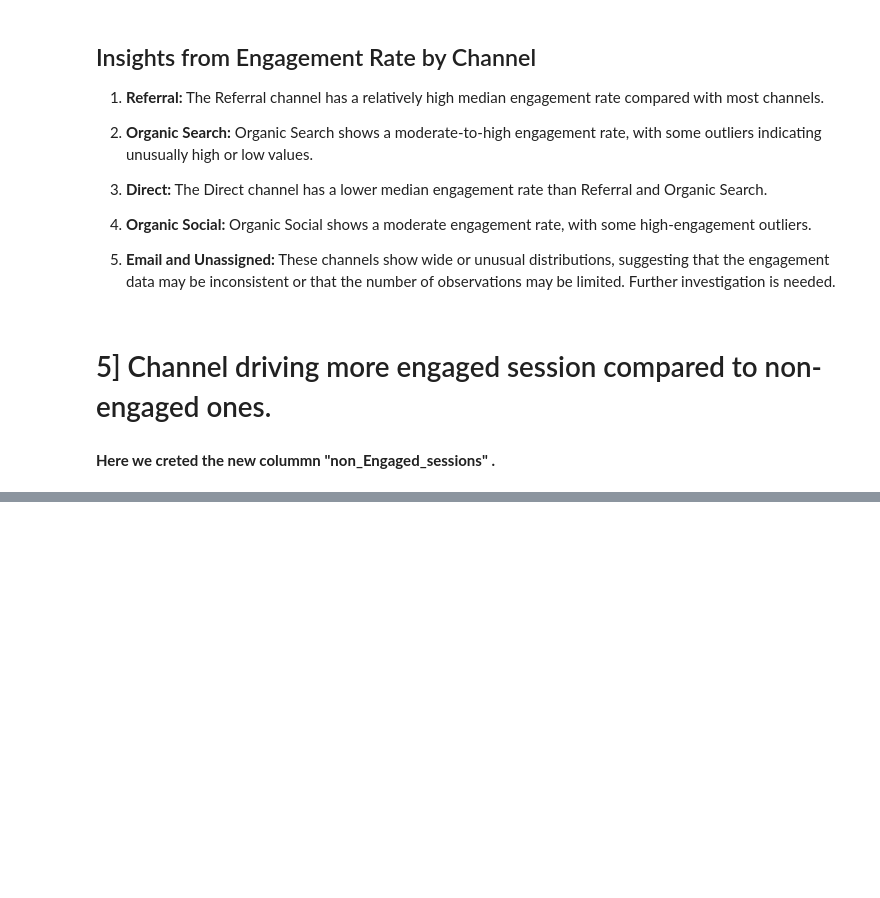
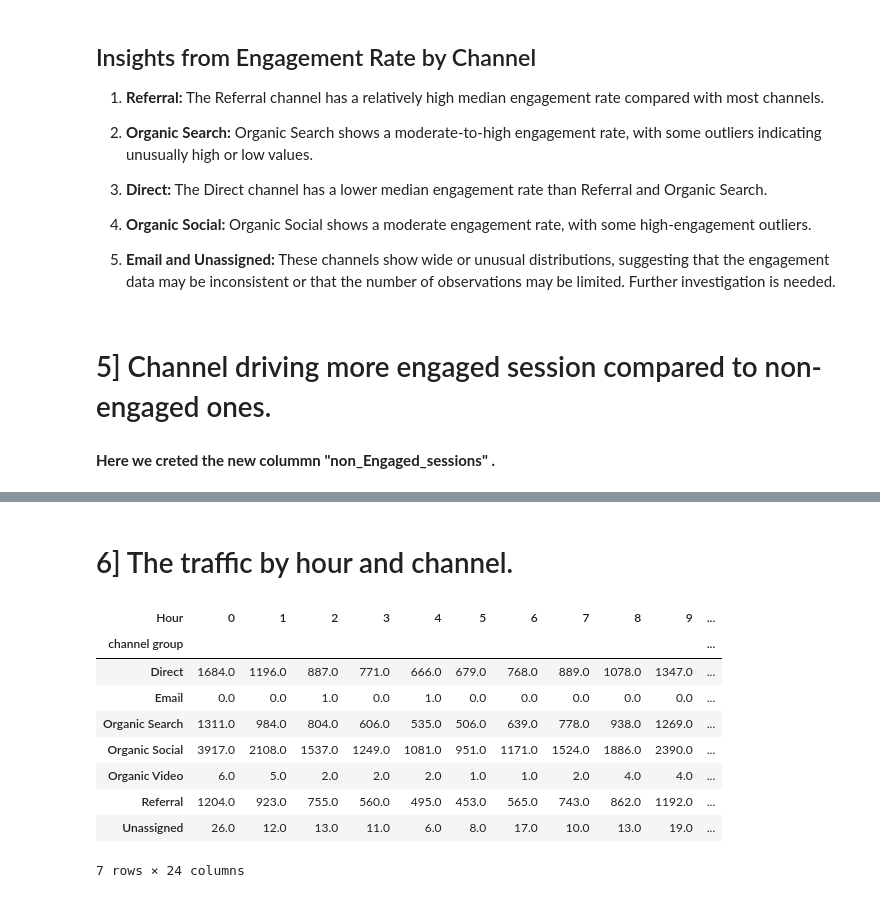
Before and after one commit to Satyajeet745/Website_Analysis_project, a Jupyter notebook: Website Analysis.ipynb, the cells around one changed output, grey strips where cells are left out. Saved outputs shown, nothing was run; the diff lists cells and outputs as text; code cells hidden in the pictures; blank space fills up the shorter version.

```diff
--- a/Website Analysis.ipynb
+++ b/Website Analysis.ipynb
@@ -264,0 +275,16 @@ df
+# %% [markdown]
+# 6] The traffic by hour and channel.
+# %%
+heatmap_data=df.groupby(["channel group","Hour"])["Sessions"].sum().unstack().fillna(0)
+heatmap_data.head(10)
+# %% [output]
+| Hour | 0 | 1 | 2 | 3 | 4 | 5 | 6 | 7 | 8 | 9 | ... |
+| channel group |  |  |  |  |  |  |  |  |  |  | ... |
+| Direct | 1684.0 | 1196.0 | 887.0 | 771.0 | 666.0 | 679.0 | 768.0 | 889.0 | 1078.0 | 1347.0 | ... |
+| Email | 0.0 | 0.0 | 1.0 | 0.0 | 1.0 | 0.0 | 0.0 | 0.0 | 0.0 | 0.0 | ... |
+| Organic Search | 1311.0 | 984.0 | 804.0 | 606.0 | 535.0 | 506.0 | 639.0 | 778.0 | 938.0 | 1269.0 | ... |
+| Organic Social | 3917.0 | 2108.0 | 1537.0 | 1249.0 | 1081.0 | 951.0 | 1171.0 | 1524.0 | 1886.0 | 2390.0 | ... |
+| Organic Video | 6.0 | 5.0 | 2.0 | 2.0 | 2.0 | 1.0 | 1.0 | 2.0 | 4.0 | 4.0 | ... |
+| Referral | 1204.0 | 923.0 | 755.0 | 560.0 | 495.0 | 453.0 | 565.0 | 743.0 | 862.0 | 1192.0 | ... |
+| Unassigned | 26.0 | 12.0 | 13.0 | 11.0 | 6.0 | 8.0 | 17.0 | 10.0 | 13.0 | 19.0 | ... |
+7 rows × 24 columns
```
Also changed, not shown: parts of 12 cells of this notebook.
